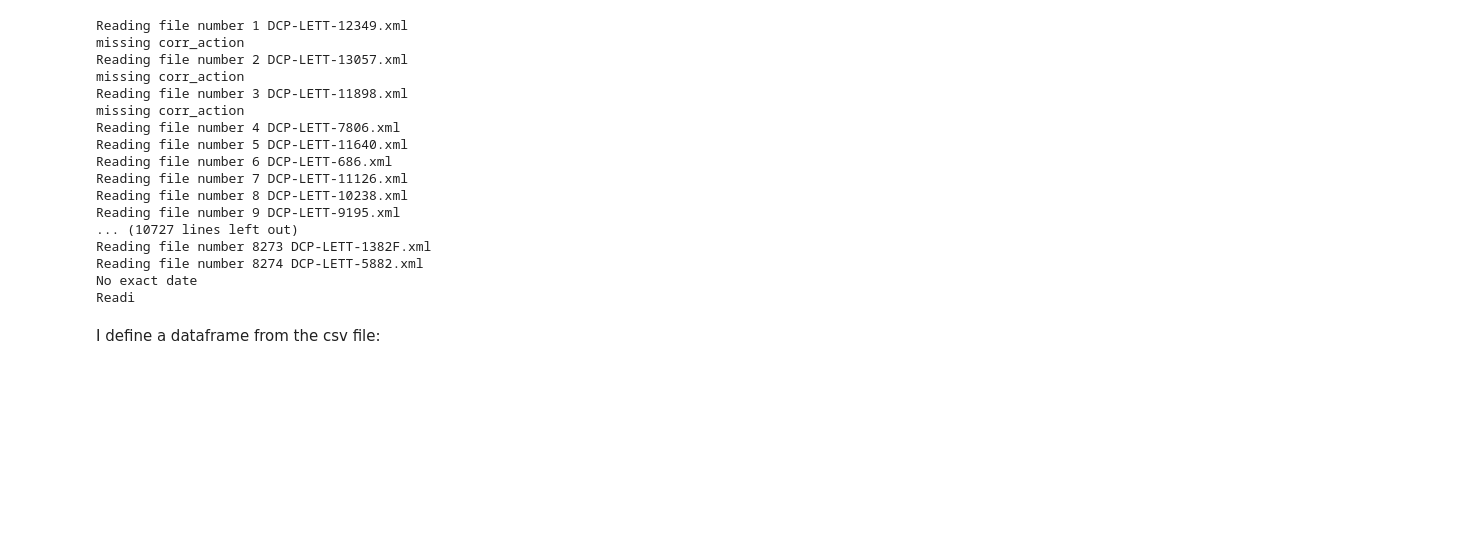
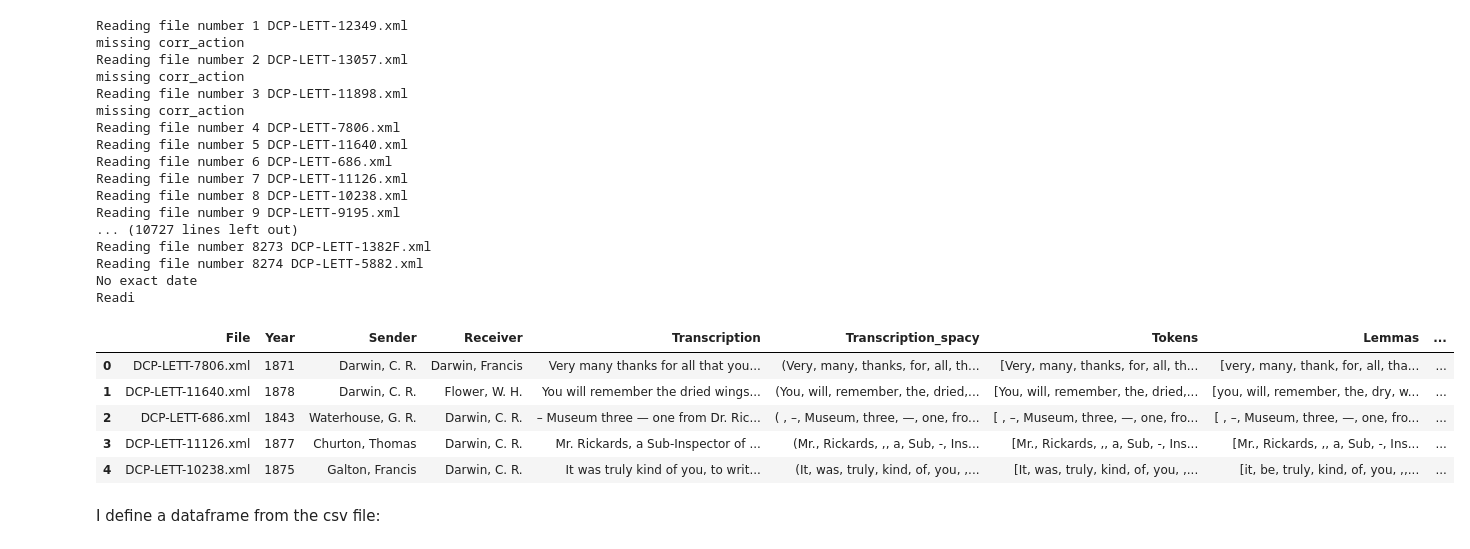
Before and after one commit to BarbaraMcG/darwin-semantic-change, a Jupyter notebook: Semantic_change_Darwin_BMcG.ipynb, the cells around one changed output. Drawn from its saved outputs; the diff is of its cells as text; code cells hidden in the pictures; blank space fills up the shorter version.

```diff
--- a/Semantic_change_Darwin_BMcG.ipynb
+++ b/Semantic_change_Darwin_BMcG.ipynb
@@ -268,6 +268,15 @@ Reading file number 8273 DCP-LETT-1382F.xml
 Reading file number 8274 DCP-LETT-5882.xml
 No exact date
 Readi
+# %%
+df.head()
+# %% [output]
+|  | File | Year | Sender | Receiver | Transcription | Transcription_spacy | Tokens | Lemmas | ... |
+| 0 | DCP-LETT-7806.xml | 1871 | Darwin, C. R. | Darwin, Francis | Very many thanks for all that you... | (Very, many, thanks, for, all, th... | [Very, many, thanks, for, all, th... | [very, many, thank, for, all, tha... | ... |
+| 1 | DCP-LETT-11640.xml | 1878 | Darwin, C. R. | Flower, W. H. | You will remember the dried wings... | (You, will, remember, the, dried,... | [You, will, remember, the, dried,... | [you, will, remember, the, dry, w... | ... |
+| 2 | DCP-LETT-686.xml | 1843 | Waterhouse, G. R. | Darwin, C. R. | – Museum three — one from Dr. Ric... | ( , –, Museum, three, —, one, fro... | [ , –, Museum, three, —, one, fro... | [ , –, Museum, three, —, one, fro... | ... |
+| 3 | DCP-LETT-11126.xml | 1877 | Churton, Thomas | Darwin, C. R. | Mr. Rickards, a Sub-Inspector of ... | (Mr., Rickards, ,, a, Sub, -, Ins... | [Mr., Rickards, ,, a, Sub, -, Ins... | [Mr., Rickards, ,, a, Sub, -, Ins... | ... |
+| 4 | DCP-LETT-10238.xml | 1875 | Galton, Francis | Darwin, C. R. | It was truly kind of you, to writ... | (It, was, truly, kind, of, you, ,... | [It, was, truly, kind, of, you, ,... | [it, be, truly, kind, of, you, ,,... | ... |
 # %% [markdown]
 I define a dataframe from the csv file:
 # %%
```
Also changed, not shown: parts of 23 cells of this notebook.
